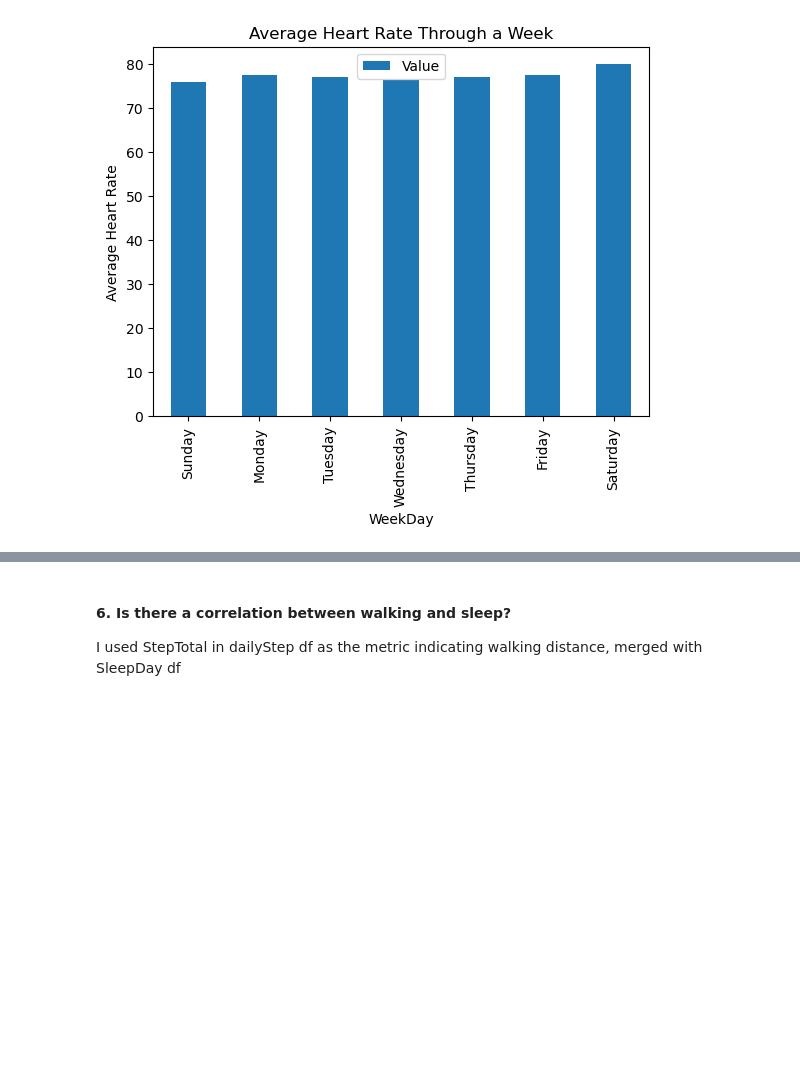
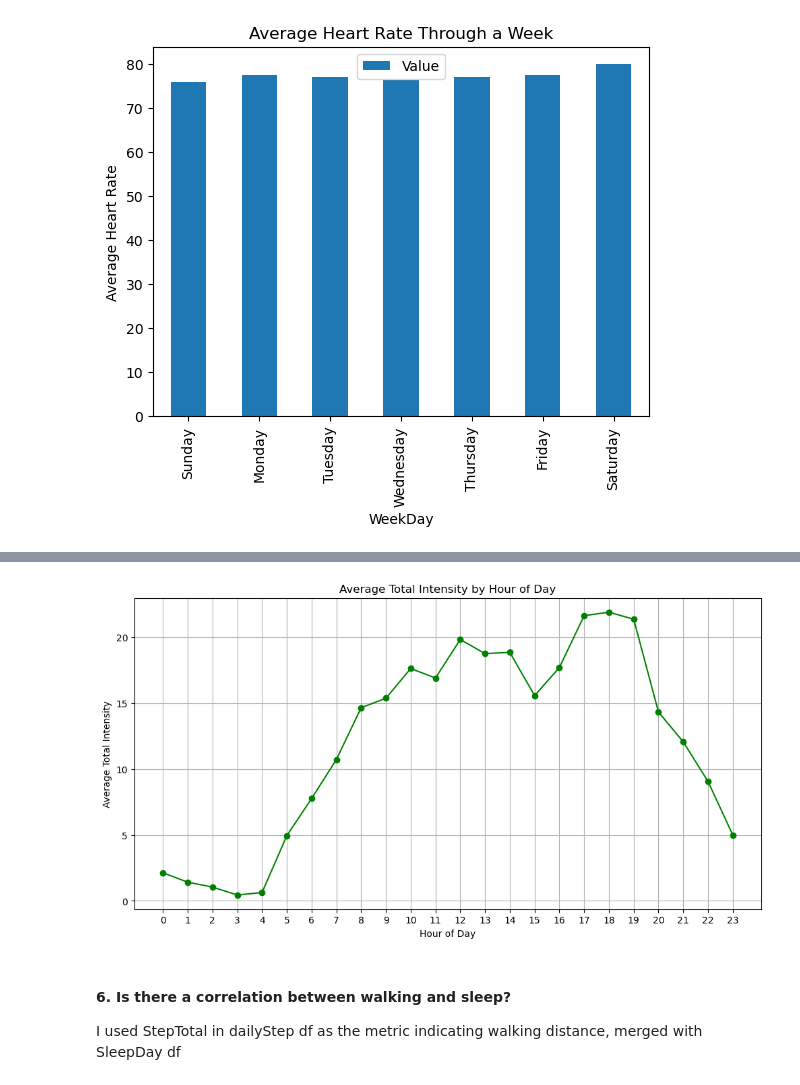
Before and after one commit to Enimien/project_1_healthcare, a Jupyter notebook: Fitbit-Final_Yao.ipynb, the cells around one changed output, grey strips where cells are left out. Cells and saved outputs as stored; diff of their text form; code cells hidden in the pictures; blank space fills up the shorter version.

```diff
--- a/Fitbit-Final_Yao.ipynb
+++ b/Fitbit-Final_Yao.ipynb
@@ -580,3 +617,24 @@ avg_heart_rate_by_weekday.plot(kind="bar", x = 'WeekDay', y='Value', title = 'Av
+# %%
+# Convert the ActivityHour column to datetime
+hourlyIntensities['ActivityHour'] = pd.to_datetime(hourlyIntensities['ActivityHour'])
+
+# Extract the hour from the ActivityHour column
+hourlyIntensities['Hour'] = hourlyIntensities['ActivityHour'].dt.hour
+
+# Calculate the average intensity for each hour of the day
+average_intensity_by_hour = hourlyIntensities.groupby('Hour')['TotalIntensity'].mean().reset_index()
+
+# Plot the average intensity by hour of day
+plt.figure(figsize=(12, 6))
+plt.plot(average_intensity_by_hour['Hour'], average_intensity_by_hour['TotalIntensity'], marker='o', linestyle='-', color='green')
+plt.xlabel('Hour of Day')
+plt.ylabel('Average Total Intensity')
+plt.title('Average Total Intensity by Hour of Day')
+plt.xticks(range(24))
+plt.grid(True)
+plt.show()
+# %% [output]
+[figure, added]
 # %% [markdown]
 #### 6. Is there a correlation between walking and sleep?
 I  used StepTotal in dailyStep df as the metric indicating walking distance, merged with SleepDay df
```
Also changed, not shown: parts of 4 cells of this notebook.
